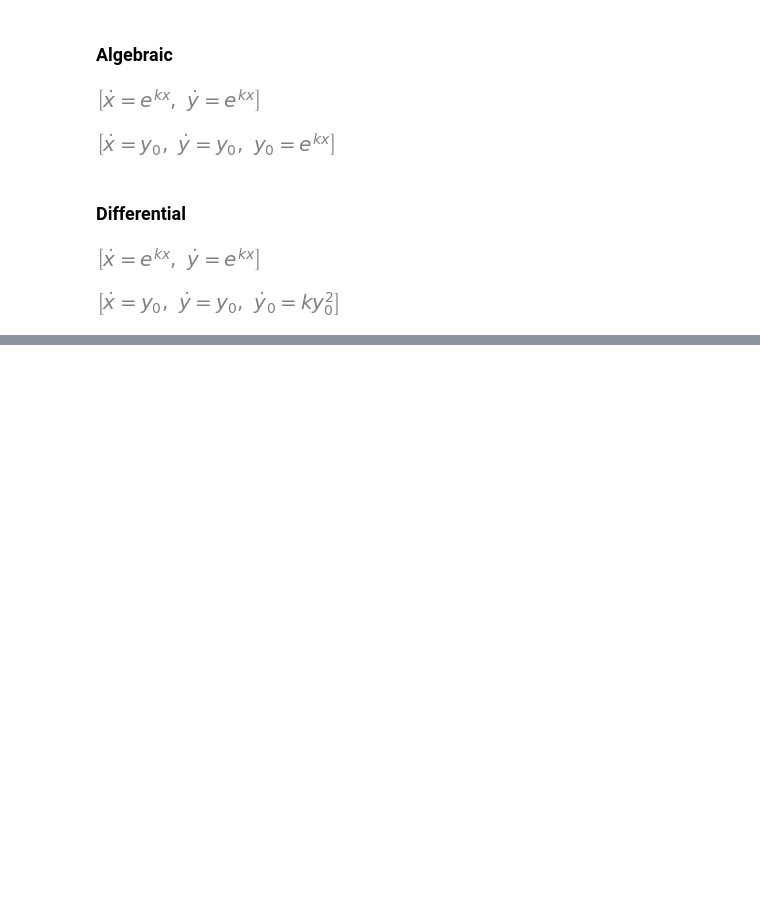
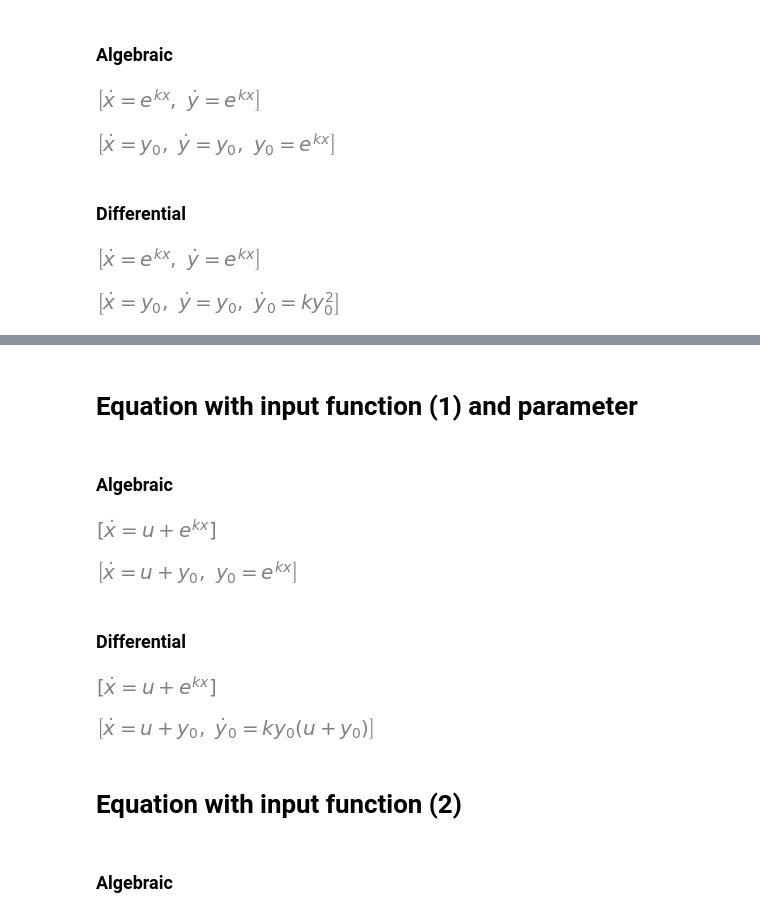
Before and after one commit to AndreyBychkov/QBee, a Jupyter notebook: PythonPackage/examples.ipynb, the cells around one changed output, grey strips where cells are left out. Saved outputs shown, nothing was run; the diff lists cells and outputs as text; code cells hidden in the pictures; blank space fills up the shorter version.

```diff
--- a/PythonPackage/examples.ipynb
+++ b/PythonPackage/examples.ipynb
@@ -216,0 +257,46 @@ system.equations
+# %% [markdown]
+# Equation with input function (1) and parameter
+# %% [markdown]
+### Algebraic
+# %%
+x = sp.Symbol('x')
+u = sp.Symbol('u')
+k = sp.Symbol('k')
+dot_x = make_derivative_symbol(x)
+
+system = EquationSystem([
+    sp.Eq(dot_x, sp.exp(k*x) + u),
+], parameter_variables=[k], input_variables=[u])
+
+system.equations
+# %% [output]
+[figure, added]
+# %%
+system.polynomize('algebraic')
+system.equations
+# %% [output]
+[figure, added]
+# %% [markdown]
+### Differential
+# %%
+x = sp.Symbol('x')
+u = sp.Symbol('u')
+k = sp.Symbol('k')
+dot_x = make_derivative_symbol(x)
+
+system = EquationSystem([
+    sp.Eq(dot_x, sp.exp(k*x) + u),
+], parameter_variables=[k], input_variables=[u])
+
+system.equations
+# %% [output]
+[figure, added]
+# %%
+system.polynomize('differential')
+system.equations
+# %% [output]
+[figure, added]
+# %% [markdown]
+# Equation with input function (2)
+# %% [markdown]
+### Algebraic
```
Also changed, not shown: parts of 12 cells of this notebook.
